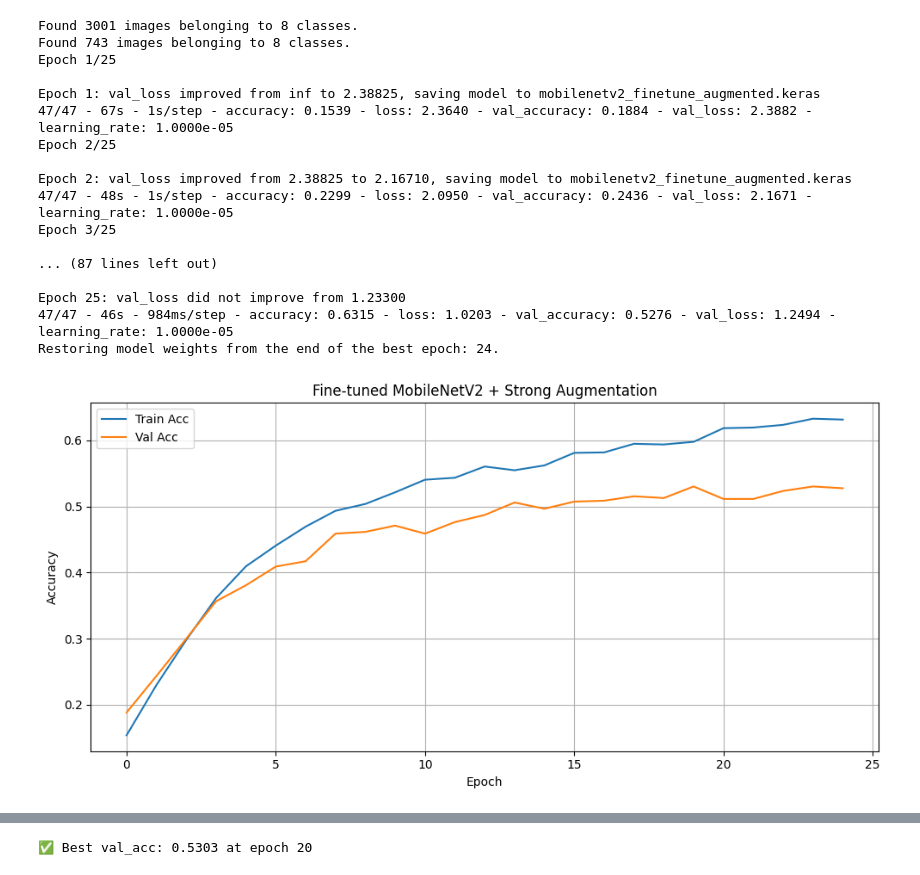
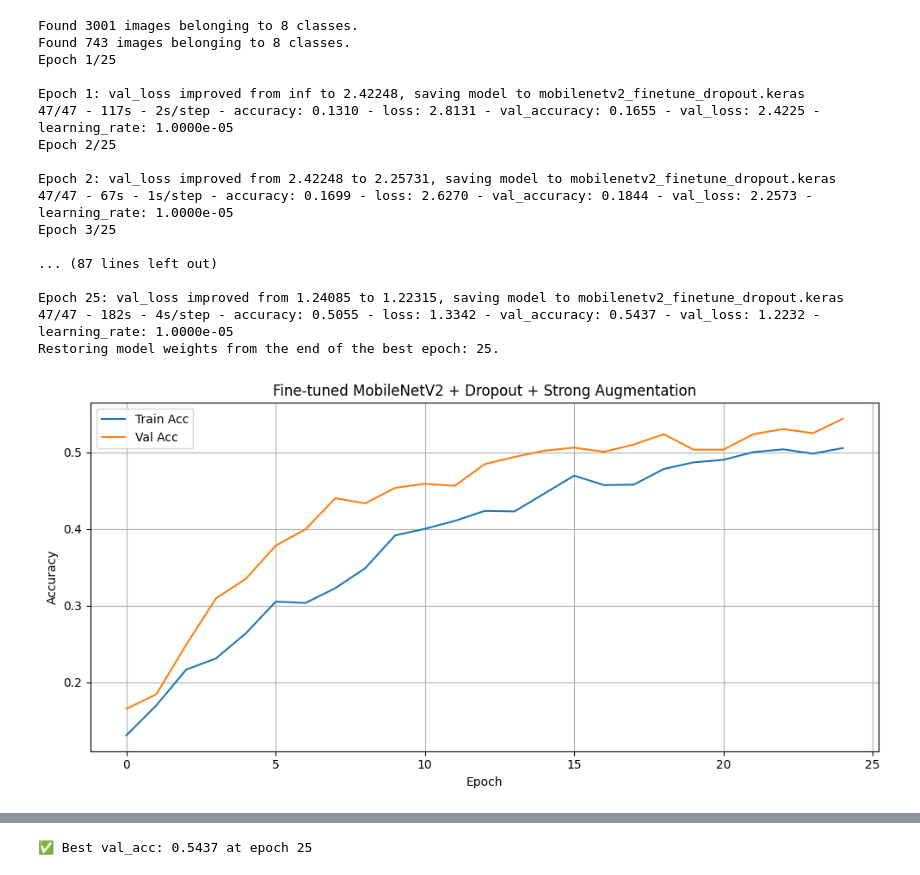
Before and after one commit to hojjang98/CV-Projects, a Jupyter notebook: real-time-daily-activity-recognizer/notebook/02_activity-training.ipynb, the cells around one changed output, grey strips where cells are left out. Cells and saved outputs as stored; diff of their text form; code cells hidden in the pictures.

```diff
--- a/real-time-daily-activity-recognizer/notebook/02_activity-training.ipynb
+++ b/real-time-daily-activity-recognizer/notebook/02_activity-training.ipynb
@@ -1,11 +1,11 @@
 # %%
-# 📅 2025/06/06 - MobileNetV2 Fine-Tuning + Augmentation 강화 + 시각화 출력까지
+# 📅 2025/06/06 - MobileNetV2 Fine-Tuning + Strong Augmentation + Dropout + Full Visualization
 
 import os
 import matplotlib.pyplot as plt
 import numpy as np
 from tensorflow.keras.models import Model
-from tensorflow.keras.layers import GlobalAveragePooling2D, Dense
+from tensorflow.keras.layers import GlobalAveragePooling2D, Dense, Dropout
 from tensorflow.keras.applications import MobileNetV2
 from tensorflow.keras.applications.mobilenet_v2 import preprocess_input
 from tensorflow.keras.preprocessing.image import ImageDataGenerator
@@ -48,7 +48,7 @@ val_gen = datagen.flow_from_directory(
     shuffle=False
 )
 
-# MobileNetV2 로드 및 fine-tuning
+# MobileNetV2 + Dropout
 base_model = MobileNetV2(weights='imagenet', include_top=False, input_shape=(128, 128, 3))
 base_model.trainable = True
 for layer in base_model.layers[:-20]:
@@ -56,6 +56,7 @@ for layer in base_model.layers[:-20]:
 
 x = base_model.output
 x = GlobalAveragePooling2D()(x)
+x = Dropout(0.5)(x)  # Dropout 추가
 output = Dense(train_gen.num_classes, activation='softmax')(x)
 model = Model(inputs=base_model.input, outputs=output)
 
@@ -63,7 +64,7 @@ model = Model(inputs=base_model.input, outputs=output)
 optimizer = Adam(learning_rate=1e-5)
 
 # 콜백
-checkpoint_path = "mobilenetv2_finetune_augmented.keras"
+checkpoint_path = "mobilenetv2_finetune_dropout.keras"
 checkpointer = ModelCheckpoint(filepath=checkpoint_path, save_best_only=True, verbose=1)
 lr_reducer = ReduceLROnPlateau(monitor='val_loss', patience=3, factor=0.5, verbose=1)
 early_stopper = EarlyStopping(monitor='val_loss', patience=5, restore_best_weights=True, verbose=1)
@@ -79,44 +80,58 @@ history = model.fit(
     validation_data=val_gen,
     epochs=25,
     callbacks=[checkpointer, lr_reducer, early_stopper],
     verbose=2
 )
 
-# 시각화 (저장 + 화면 출력)
-fig_path = r"C:\Users\ghwns\HJ_git\CV-Projects\real-time-daily-activity-recognizer\figures\exp_20250606_finetune_mobilenet_augboost.png"
+# 정확도 시각화 + 저장 + 출력
+acc_fig_path = r"C:\Users\ghwns\HJ_git\CV-Projects\real-time-daily-activity-recognizer\figures\exp_20250606_finetune_mobilenet_dropout.png"
 plt.figure(figsize=(10, 5))
 plt.plot(history.history['accuracy'], label='Train Acc')
 plt.plot(history.history['val_accuracy'], label='Val Acc')
-plt.title('Fine-tuned MobileNetV2 + Strong Augmentation')
+plt.title('Fine-tuned MobileNetV2 + Dropout + Strong Augmentation')
 plt.xlabel('Epoch')
 plt.ylabel('Accuracy')
 plt.legend()
 plt.grid(True)
 plt.tight_layout()
-plt.savefig(fig_path)
-plt.show()  # 추가된 부분: 화면 출력
+plt.savefig(acc_fig_path)
+plt.show()
 
-# 베스트 스코어 출력
+# 손실 시각화 + 저장 + 출력
+loss_fig_path = r"C:\Users\ghwns\HJ_git\CV-Projects\real-time-daily-activity-recognizer\figures\exp_20250606_finetune_mobilenet_dropout_loss.png"
+plt.figure(figsize=(10, 5))
+plt.plot(history.history['loss'], label='Train Loss')
+plt.plot(history.history['val_loss'], label='Val Loss')
+plt.title('Loss Curve - MobileNetV2 + Dropout')
+plt.xlabel('Epoch')
+plt.ylabel('Loss')
+plt.legend()
+plt.grid(True)
+plt.tight_layout()
+plt.savefig(loss_fig_path)
+plt.show()
+
+# 베스트 성능 출력
 val_acc = history.history['val_accuracy']
 best_epoch = np.argmax(val_acc) + 1
 best_val = val_acc[best_epoch - 1]
 print(f"✅ Best val_acc: {best_val:.4f} at epoch {best_epoch}")
 # %% [output]
 Found 3001 images belonging to 8 classes.
 Found 743 images belonging to 8 classes.
 Epoch 1/25
 
-Epoch 1: val_loss improved from inf to 2.38825, saving model to mobilenetv2_finetune_augmented.keras
-47/47 - 67s - 1s/step - accuracy: 0.1539 - loss: 2.3640 - val_accuracy: 0.1884 - val_loss: 2.3882 - learning_rate: 1.0000e-05
+Epoch 1: val_loss improved from inf to 2.42248, saving model to mobilenetv2_finetune_dropout.keras
+47/47 - 117s - 2s/step - accuracy: 0.1310 - loss: 2.8131 - val_accuracy: 0.1655 - val_loss: 2.4225 - learning_rate: 1.0000e-05
 Epoch 2/25
 
-Epoch 2: val_loss improved from 2.38825 to 2.16710, saving model to mobilenetv2_finetune_augmented.keras
-47/47 - 48s - 1s/step - accuracy: 0.2299 - loss: 2.0950 - val_accuracy: 0.2436 - val_loss: 2.1671 - learning_rate: 1.0000e-05
+Epoch 2: val_loss improved from 2.42248 to 2.25731, saving model to mobilenetv2_finetune_dropout.keras
+47/47 - 67s - 1s/step - accuracy: 0.1699 - loss: 2.6270 - val_accuracy: 0.1844 - val_loss: 2.2573 - learning_rate: 1.0000e-05
 Epoch 3/25
 
 ... (87 lines left out)
 
-Epoch 25: val_loss did not improve from 1.23300
-47/47 - 46s - 984ms/step - accuracy: 0.6315 - loss: 1.0203 - val_accuracy: 0.5276 - val_loss: 1.2494 - learning_rate: 1.0000e-05
-Restoring model weights from the end of the best epoch: 24.
+Epoch 25: val_loss improved from 1.24085 to 1.22315, saving model to mobilenetv2_finetune_dropout.keras
+47/47 - 182s - 4s/step - accuracy: 0.5055 - loss: 1.3342 - val_accuracy: 0.5437 - val_loss: 1.2232 - learning_rate: 1.0000e-05
+Restoring model weights from the end of the best epoch: 25.
-[figure, old version]
+[figure, new version]
@@ -123 +139 @@ Restoring model weights from the end of the best epoch: 24.
-✅ Best val_acc: 0.5303 at epoch 20
+✅ Best val_acc: 0.5437 at epoch 25
```
Also changed, not shown: parts of 1 cell of this notebook, 3 other files.
